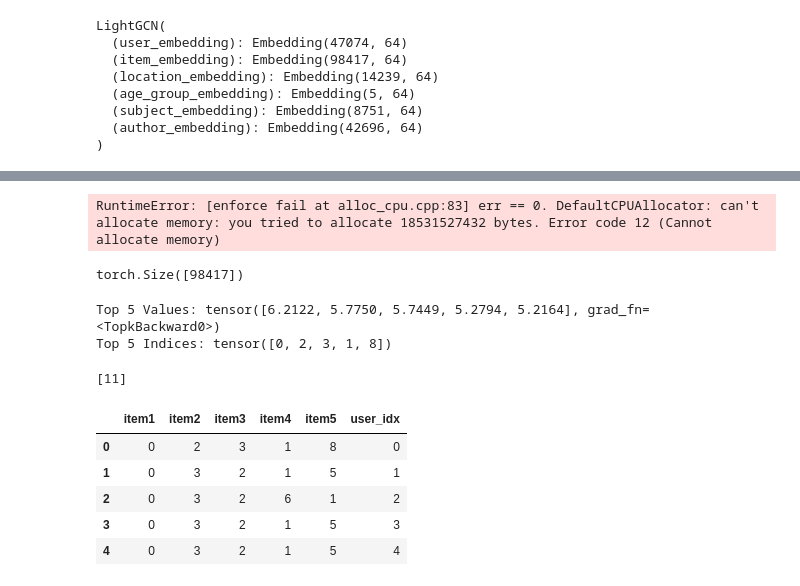
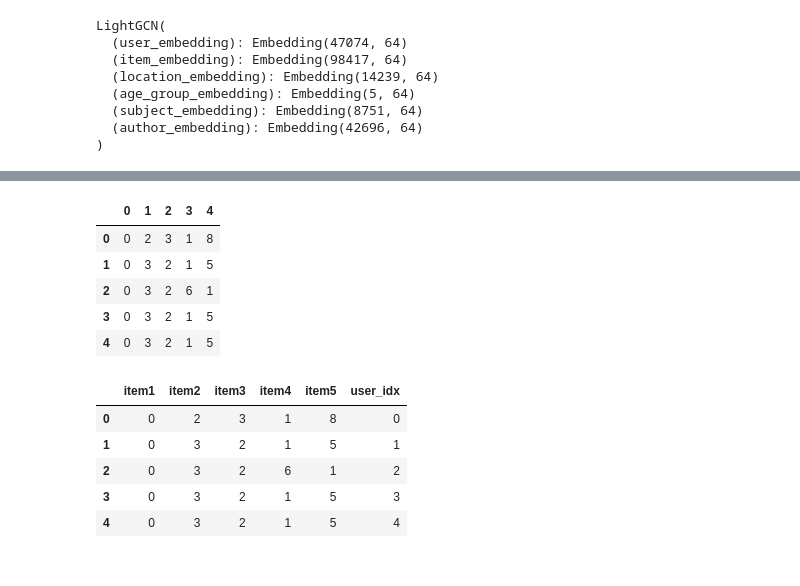
Before and after one commit to phillip1029/GNN-Recommendation-System, a Jupyter notebook: Recommendation System Using LightGCN features.ipynb, the cells around one changed output, grey strips where cells are left out. Cells and saved outputs as stored; diff of their text form; code cells hidden in the pictures.

```diff
--- a/Recommendation System Using LightGCN features.ipynb
+++ b/Recommendation System Using LightGCN features.ipynb
@@ -1234,12 +1004,8 @@ tensor([[-1.6353e-03, -3.4432e-02,  8.4645e-03,  ..., -2.8411e-02,
 
 interaction_history = get_interaction_history(data)
 
-# Load the model
-model.load_state_dict(torch.load('models/lightgcn_model_with_features.pt'))
-model.eval()
-
 # Score all items for each user
-all_scores = score_all_items_batched(model, num_users, num_items,  batch_size=500)
+all_scores = score_all_items_batched(model, num_users, num_items,  batch_size=50)
 
 # Exclude already interacted items
 scores = exclude_interacted_items(all_scores, interaction_history)
@@ -1254,27 +1020,16 @@ for user_id in range(10):  # Modify as needed for your specific use case
 # save top_5_recommendations to a pands dataframe and a csv file
 top_5_recommendations_df = pd.DataFrame(top_5_recommendations)
 top_5_recommendations_df.to_csv('data/top_5_recommendations.csv', index=False)
-# %% [output]
-RuntimeError: [enforce fail at alloc_cpu.cpp:83] err == 0. DefaultCPUAllocator: can't allocate memory: you tried to allocate 18531527432 bytes. Error code 12 (Cannot allocate memory)
-# %%
-i = 0
-all_scores[i].size()
-# %% [output]
-torch.Size([98417])
-# %%
-# Assuming all_scores[0] is your tensor
-top_5_values, top_5_indices = torch.topk(all_scores[i], 5)
-
-# Print the top 5 values and their corresponding indices
-print("Top 5 Values:", top_5_values)
-print("Top 5 Indices:", top_5_indices)
-# %% [output]
-Top 5 Values: tensor([6.2122, 5.7750, 5.7449, 5.2794, 5.2164], grad_fn=<TopkBackward0>)
-Top 5 Indices: tensor([0, 2, 3, 1, 8])
-# %%
-interaction_history[i]
-# %% [output]
-[11]
+# %%
+top_5_recommendations_df = pd.read_csv('data/top_5_recommendations.csv')
+top_5_recommendations_df.head()
+# %% [output]
+|  | 0 | 1 | 2 | 3 | 4 |
+| 0 | 0 | 2 | 3 | 1 | 8 |
+| 1 | 0 | 3 | 2 | 1 | 5 |
+| 2 | 0 | 3 | 2 | 6 | 1 |
+| 3 | 0 | 3 | 2 | 1 | 5 |
+| 4 | 0 | 3 | 2 | 1 | 5 |
 # %%
 top_5_recommendations_df.columns = ['item1', 'item2', 'item3', 'item4', 'item5']
 # turn index into user_idx column in top_5_recommendations_df
```
Also changed, not shown: parts of 33 cells of this notebook, 6 other files.
